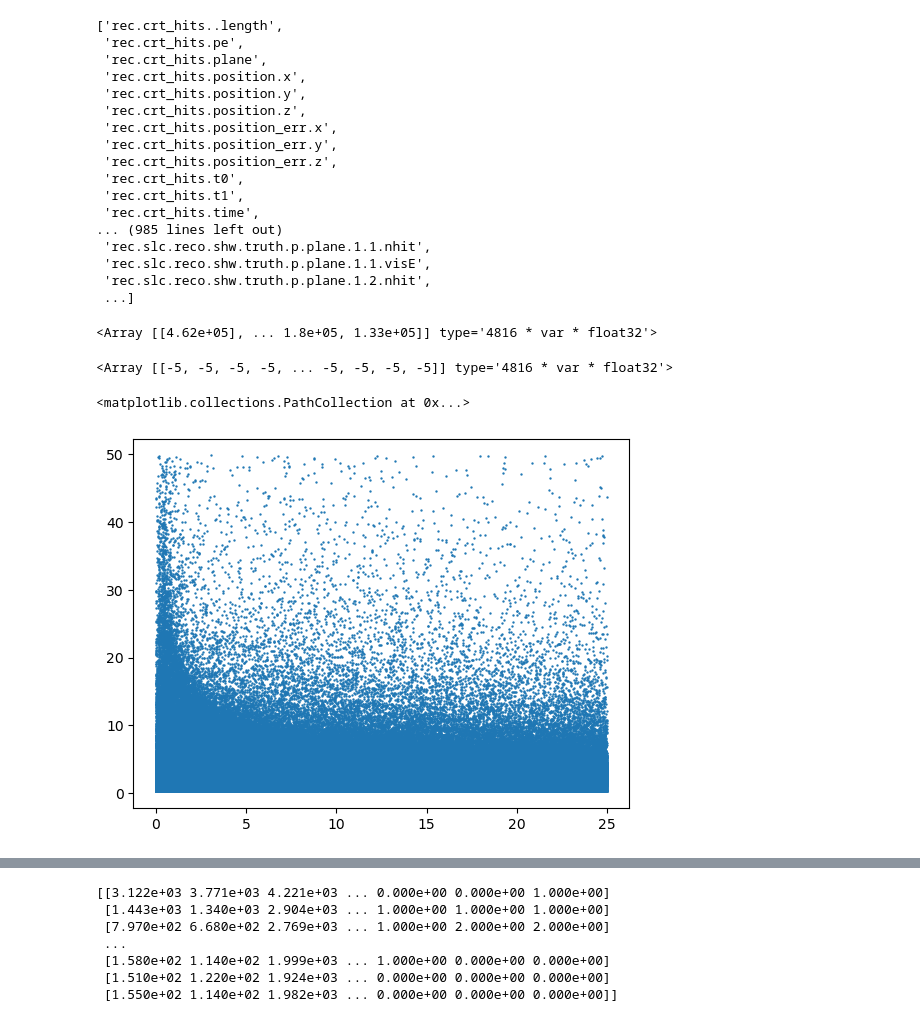
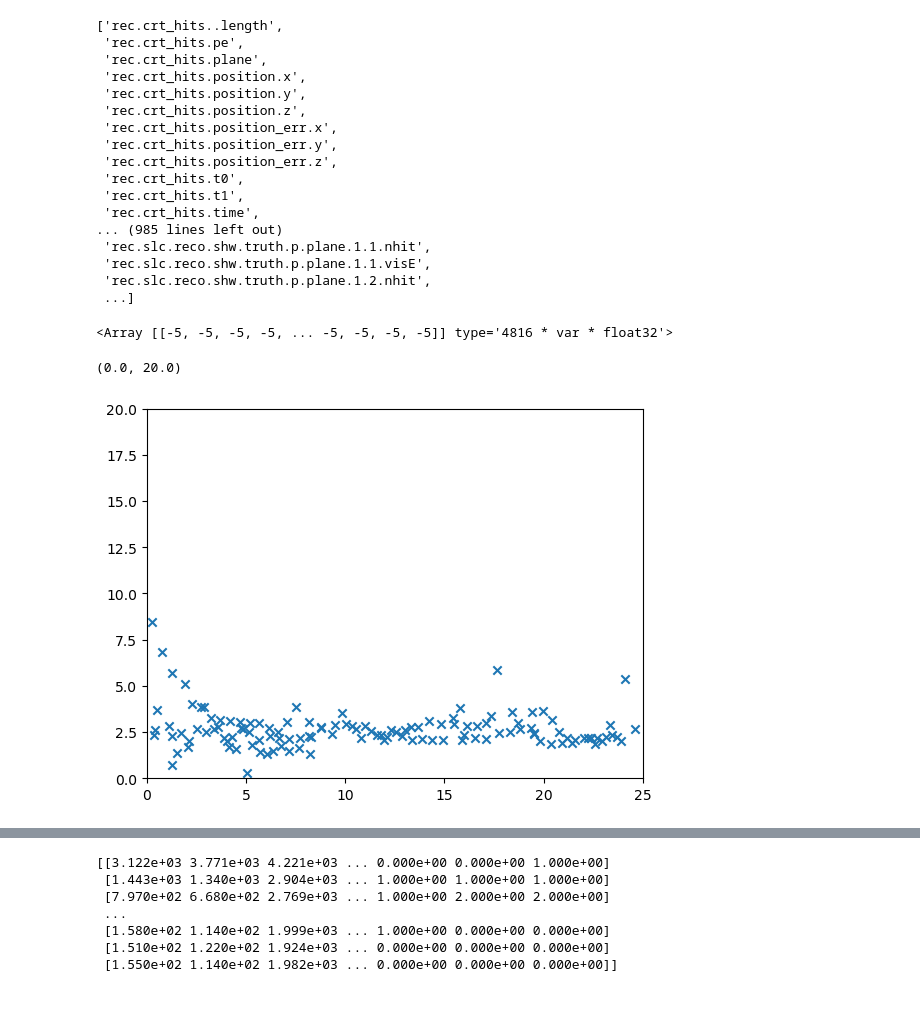
Before and after one commit to PINKTAIGAH/SHP, a Jupyter notebook: uproot_test/Legit data.ipynb, the cells around one changed output, grey strips where cells are left out. Cells and saved outputs as stored; diff of their text form; code cells hidden in the pictures.

```diff
--- a/uproot_test/Legit data.ipynb
+++ b/uproot_test/Legit data.ipynb
@@ -27,31 +27,26 @@ file.keys()
  'rec.slc.reco.shw.truth.p.plane.1.1.visE',
  'rec.slc.reco.shw.truth.p.plane.1.2.nhit',
  ...]
-# %%
-file['rec.reco.trk.calo.1.charge'].array()
-# %% [output]
-<Array [[4.62e+05], ... 1.8e+05, 1.33e+05]] type='4816 * var * float32'>
 # %%
 file['rec.slc.reco.shw.cosmicDist'].array()
 # %% [output]
 <Array [[-5, -5, -5, -5, ... -5, -5, -5, -5]] type='4816 * var * float32'>
-# %%
-rr_1= ak.flatten(file['rec.reco.trk.calo.0.points.rr'].array()).to_numpy()[:]
-rr_2= ak.flatten(file['rec.reco.trk.calo.1.points.rr'].array()).to_numpy()[:]
-rr_3= ak.flatten(file['rec.reco.trk.calo.2.points.rr'].array()).to_numpy()[:]
-dedx_1= ak.flatten(file['rec.reco.trk.calo.0.points.dedx'].array()).to_numpy()[:]
-dedx_2= ak.flatten(file['rec.reco.trk.calo.1.points.dedx'].array()).to_numpy()[:]
-dedx_3= ak.flatten(file['rec.reco.trk.calo.2.points.dedx'].array()).to_numpy()[:]
-
-rr= np.concatenate((rr_1, rr_2, rr_3), axis= None)
-dedx= np.concatenate((dedx_1, dedx_2, dedx_3), axis=None)
-
-remove= np.where((dedx>50)|(rr>25))
-rr= np.delete(rr, remove)
-dedx= np.delete(dedx, remove)
-
-plt.scatter(rr, dedx, s=0.5)
-# %% [output]
-<matplotlib.collections.PathCollection at 0x...>
-[figure, removed]
+# %%
+rr= file['rec.reco.trk.calo.2.points.rr'].array()
+dedx= file['rec.reco.trk.calo.2.points.dedx'].array()
+
+rr_flat= ak.flatten(rr).to_numpy()
+dedx_flat= ak.flatten(dedx).to_numpy()
+
+remove= np.where((dedx_flat>50)|(rr_flat>25))
+rr_flat= np.delete(rr_flat, remove)
+dedx_flat= np.delete(dedx_flat, remove)
+
+i=140
+plt.scatter(rr[i],dedx[i], marker='x')
+plt.xlim((0,25))
+plt.ylim((0,20))
+# %% [output]
+(0.0, 20.0)
+[figure, added]
 # %%
```
Also changed, not shown: parts of 5 cells of this notebook, 5 other files.
